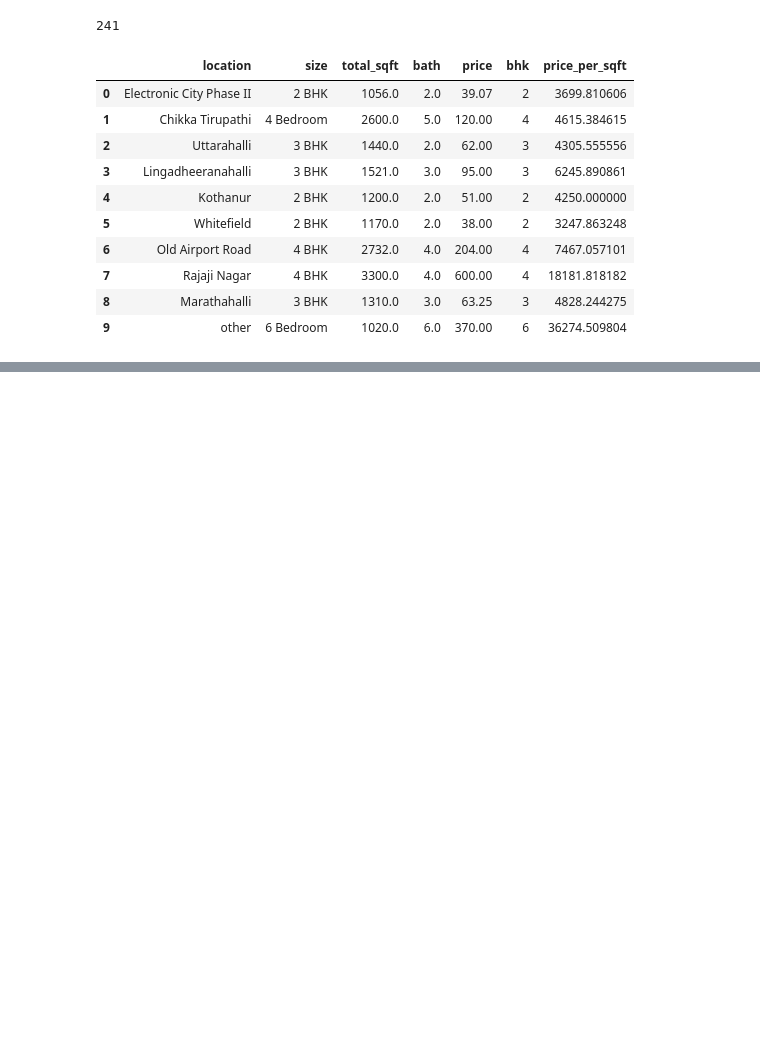
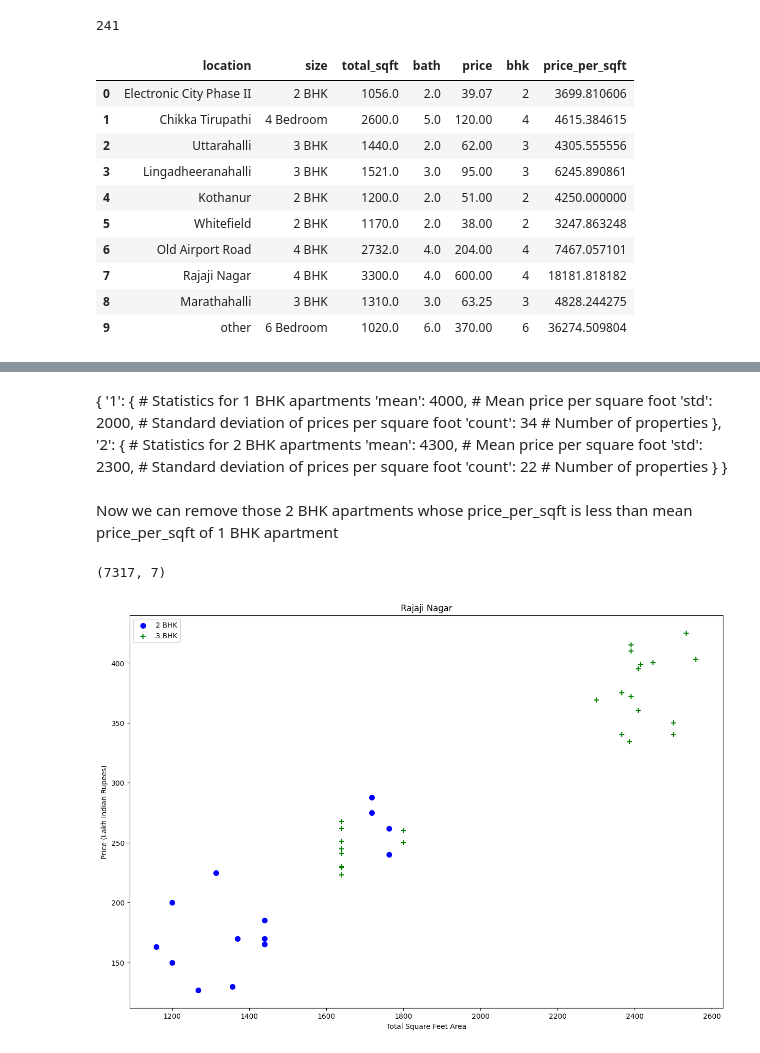
Before and after one commit to sowndsgood/House_Price_Prediction, a Jupyter notebook: Bengaluru_Home_Prices.ipynb, the cells around one changed output, grey strips where cells are left out. Saved outputs shown, nothing was run; the diff lists cells and outputs as text; code cells hidden in the pictures; blank space fills up the shorter version.

```diff
--- a/Bengaluru_Home_Prices.ipynb
+++ b/Bengaluru_Home_Prices.ipynb
@@ -297,0 +377,54 @@ Current working directory: C:\Users\pugal
+# %% [markdown]
+{
+    '1': {  # Statistics for 1 BHK apartments
+        'mean': 4000,    # Mean price per square foot
+        'std': 2000,     # Standard deviation of prices per square foot
+        'count': 34      # Number of properties
+    },
+    '2': {  # Statistics for 2 BHK apartments
+        'mean': 4300,    # Mean price per square foot
+        'std': 2300,     # Standard deviation of prices per square foot
+        'count': 22      # Number of properties
+    }
+}
+# %% [markdown]
+Now we can remove those 2 BHK apartments whose price_per_sqft is less than mean price_per_sqft of 1 BHK apartment
+# %%
+def remove_bhk_outliers(df):
+    exclude_indices = np.array([])  # Initialize an array to store indices of properties to exclude
+
+    # Group the DataFrame by location and iterate over each location
+    for location, location_df in df.groupby('location'):
+        bhk_stats = {}  # Initialize a dictionary to store statistics for each BHK type
+
+        # Iterate over each unique BHK type (1 BHK, 2 BHK, etc.) for the current location
+        for bhk, bhk_df in location_df.groupby('bhk'):
+            bhk_stats[bhk] = {  # Store statistics for the current BHK type
+                'mean': np.mean(bhk_df.price_per_sqft),  # Calculate mean price per sqft
+                'std': np.std(bhk_df.price_per_sqft),    # Calculate standard deviation of price per sqft
+                'count': bhk_df.shape[0]                 # Count number of properties for the current BHK type
+            }
+
+        # Iterate over each unique BHK type again to compare prices
+        for bhk, bhk_df in location_df.groupby('bhk'):
+            stats = bhk_stats.get(bhk - 1)  # Get statistics for the previous BHK type, if available
+
+            # If statistics are available for the previous BHK type and there are properties for both BHK types
+            if stats and stats['count'] > 5:
+                # Exclude properties where the price per sqft of the current BHK type is less than the mean of the previous BHK type
+                exclude_indices = np.append(exclude_indices, bhk_df[bhk_df.price_per_sqft < (stats['mean'])].index.values)
+
+    # Return DataFrame with outliers removed (excluding properties identified above)
+    return df.drop(exclude_indices, axis='index')
+
+# Apply the function to remove outliers from the DataFrame df7
+df8 = remove_bhk_outliers(df7)
+
+# Print the shape of the resulting DataFrame
+df8.shape
+# %% [output]
+(7317, 7)
+# %%
+plot_scatter_chart(df8, "Rajaji Nagar")  # Plot scatter chart for properties in "Rajaji Nagar"
+# %% [output]
+[figure, added]
```
Also changed, not shown: parts of 26 cells of this notebook.
